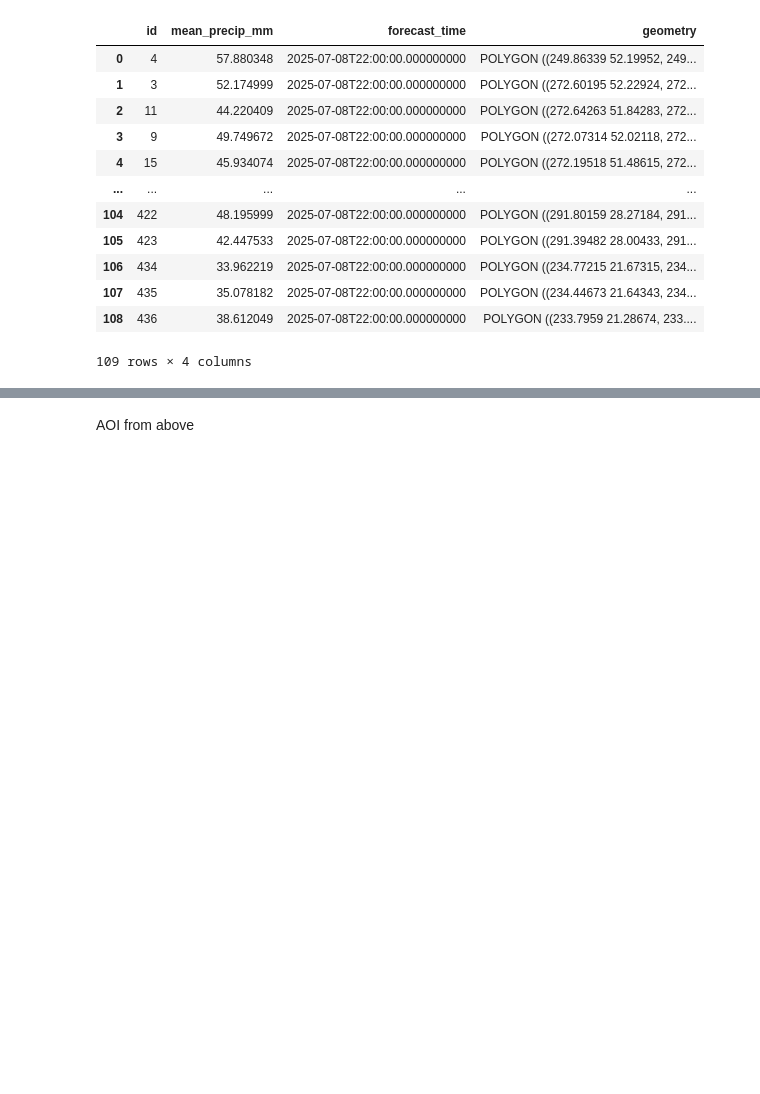
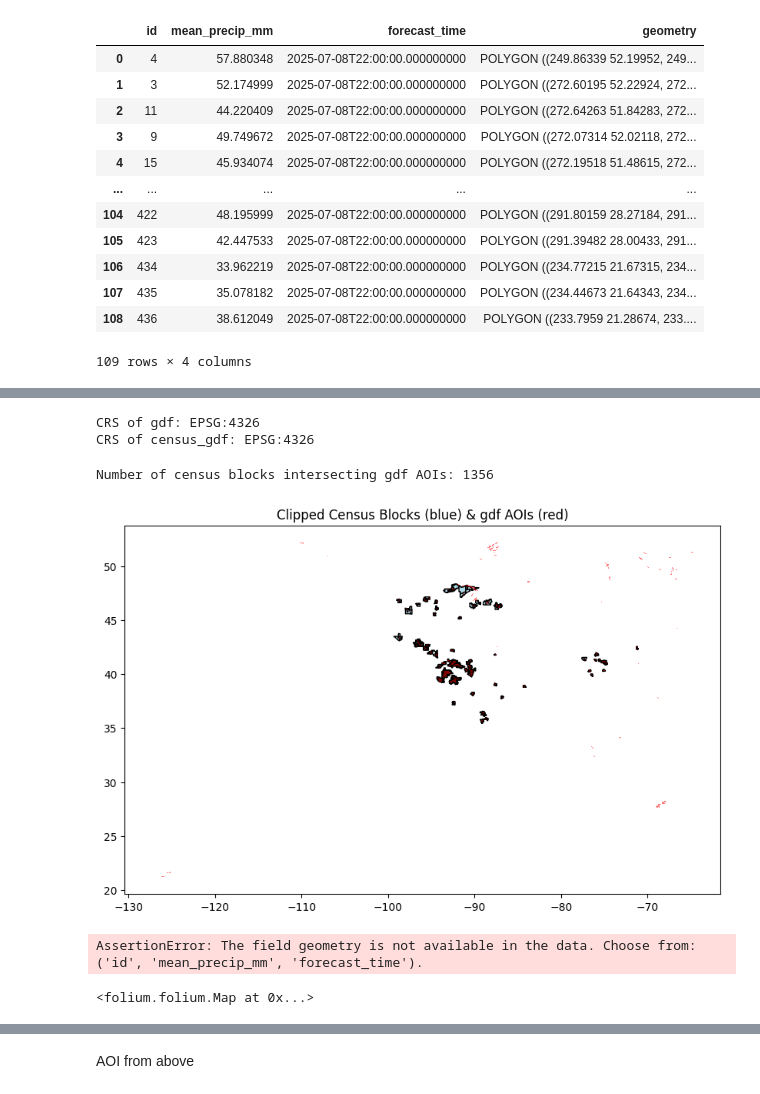
Before and after one commit to MayerT1/PIPECAST, a Jupyter notebook: Step1_HRRR_AOI_Delineation.ipynb, the cells around one changed output, grey strips where cells are left out. Cells and saved outputs as stored; diff of their text form; code cells hidden in the pictures; blank space fills up the shorter version.

```diff
--- a/Step1_HRRR_AOI_Delineation.ipynb
+++ b/Step1_HRRR_AOI_Delineation.ipynb
@@ -187,0 +242,76 @@ m
+# %%
+print("CRS of gdf:", gdf.crs)
+print("CRS of census_gdf:", census_gdf.crs)
+# %% [output]
+CRS of gdf: EPSG:4326
+CRS of census_gdf: EPSG:4326
+# %%
+import geopandas as gpd
+import shapely.ops
+import matplotlib.pyplot as plt
+import folium
+
+# Load census blocks shapefile (EPSG:4326)
+census_gdf = gpd.read_file("/content/drive/Shareddrives/SCO-Shared/Science Resources/Thematic Service Areas/WaterSecurity/Pipecast/Census_tracts/merged_output/merged_blocks.shp")
+census_gdf = census_gdf.to_crs("EPSG:4326")
+
+# Your forecast gdf (with longitudes 0-360 but labeled EPSG:4326)
+gdf = gdf.set_crs("EPSG:4326", allow_override=True)
+
+# Function to shift longitudes >180 by subtracting 360
+def shift_longitudes(geom):
+    if geom.is_empty:
+        return geom
+    return shapely.ops.transform(
+        lambda x, y: (x - 360 if x > 180 else x, y),
+        geom
+    )
+
+# Apply longitude shift to gdf geometries
+gdf["geometry"] = gdf["geometry"].apply(shift_longitudes)
+
+# Filter invalid/empty geometries
+gdf = gdf[gdf.is_valid & ~gdf.geometry.is_empty]
+census_gdf = census_gdf[census_gdf.is_valid & ~census_gdf.geometry.is_empty]
+
+# Spatial join to find census blocks that intersect gdf
+joined_gdf = gpd.sjoin(census_gdf, gdf, how="inner", predicate="intersects")
+
+print(f"Number of census blocks intersecting gdf AOIs: {len(joined_gdf)}")
+
+# Clip census blocks to only those intersecting gdf (removes non-overlapping)
+clipped_census = census_gdf[census_gdf.index.isin(joined_gdf.index.unique())].copy()
+
+# Optional: plot clipped census blocks and gdf for verification
+base = clipped_census.plot(color='lightblue', edgecolor='black', figsize=(10, 10))
+gdf.plot(ax=base, color='red', alpha=0.5)
+plt.title("Clipped Census Blocks (blue) & gdf AOIs (red)")
+plt.show()
+
+# Visualize clipped census blocks on folium map
+bounds = clipped_census.total_bounds  # [minx, miny, maxx, maxy]
+center = [(bounds[1] + bounds[3]) / 2, (bounds[0] + bounds[2]) / 2]
+
+m = folium.Map(location=center, zoom_start=6)
+
+folium.GeoJson(
+    clipped_census.to_json(),
+    name="Clipped Census Blocks",
+    tooltip=folium.features.GeoJsonTooltip(fields=clipped_census.columns[:5].tolist())
+).add_to(m)
+
+folium.GeoJson(
+    gdf.to_json(),
+    name="gdf AOIs",
+    tooltip=folium.features.GeoJsonTooltip(fields=gdf.columns[:5].tolist()),
+    style_function=lambda x: {'color': 'red', 'fillOpacity': 0.5}
+).add_to(m)
+
+folium.LayerControl().add_to(m)
+
+m
+# %% [output]
+Number of census blocks intersecting gdf AOIs: 1356
+[figure, added]
+AssertionError: The field geometry is not available in the data. Choose from: ('id', 'mean_precip_mm', 'forecast_time').
+<folium.folium.Map at 0x...>
```
Also changed, not shown: parts of 25 cells of this notebook.
